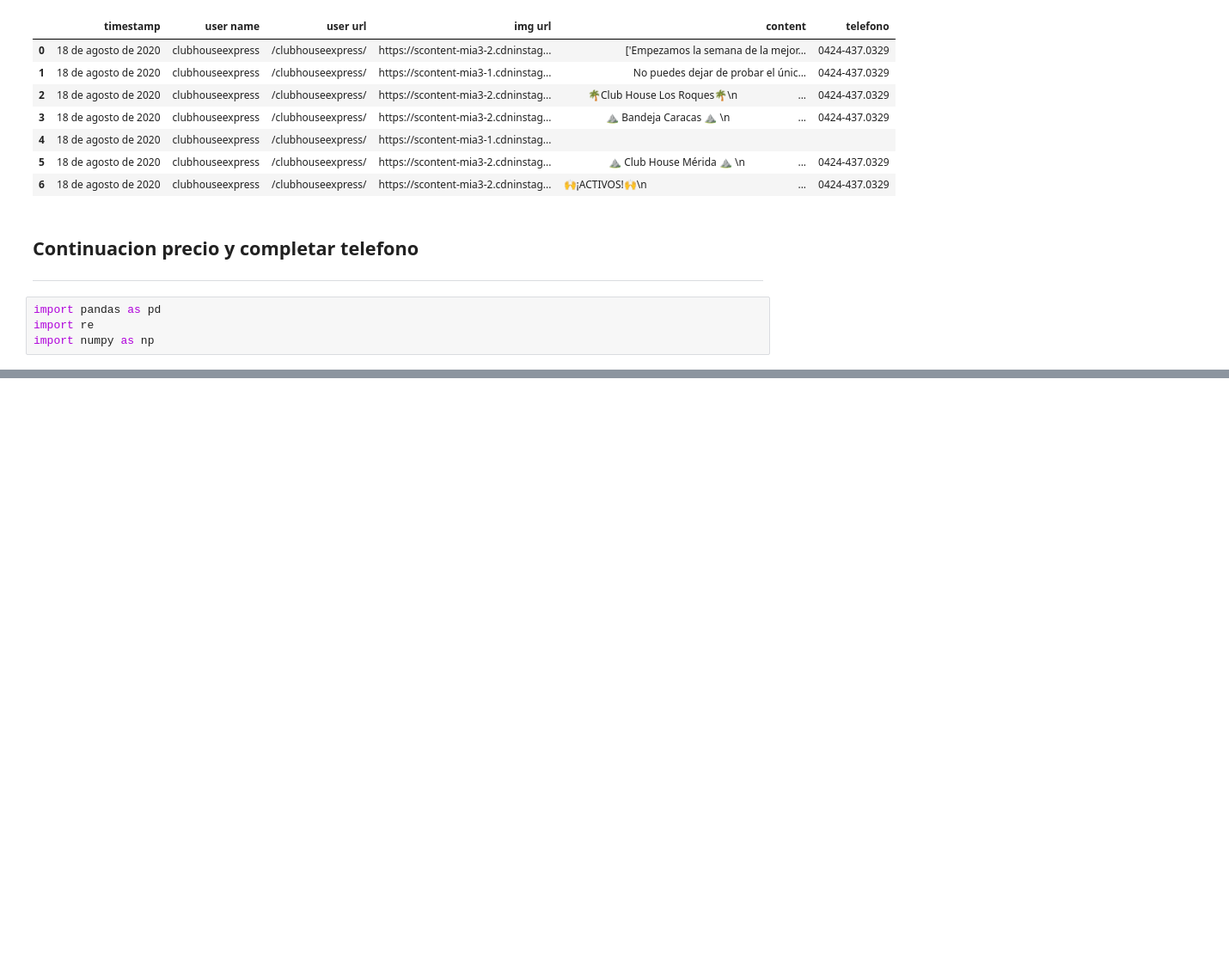
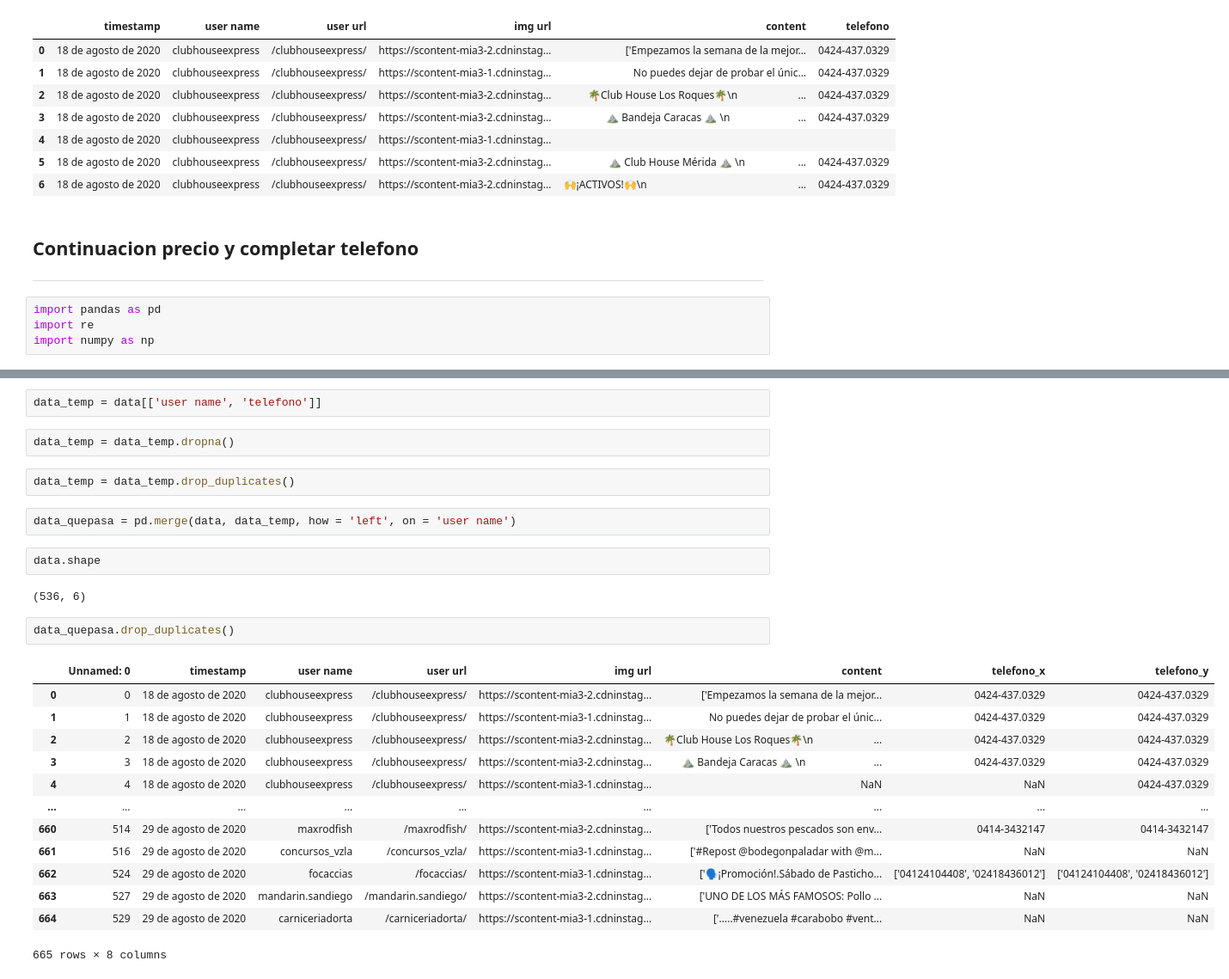
Before and after one commit to JuanVentrone/Telegram_bot_offereat, a Jupyter notebook: pruebas_filtro.ipynb, the cells around one changed output, grey strips where cells are left out. Shown: that part at 86% size. Saved outputs shown, nothing was run; the diff lists cells and outputs as text; blank space fills up the shorter version.

```diff
--- a/pruebas_filtro.ipynb
+++ b/pruebas_filtro.ipynb
@@ -469,0 +482,28 @@ datos = data.copy(deep=True)
+# %%
+data_temp = data[['user name', 'telefono']]
+# %%
+data_temp = data_temp.dropna()
+# %%
+data_temp = data_temp.drop_duplicates()
+# %%
+data_quepasa = pd.merge(data, data_temp, how = 'left', on = 'user name')
+# %%
+data.shape
+# %% [output]
+(536, 6)
+# %%
+data_quepasa.drop_duplicates()
+# %% [output]
+|  | Unnamed: 0 | timestamp | user name | user url | img url | content | telefono_x | telefono_y |
+| 0 | 0 | 18 de agosto de 2020 | clubhouseexpress | /clubhouseexpress/ | https://scontent-mia3-2.cdninstag... | ['Empezamos la semana de la mejor... | 0424-437.0329 | 0424-437.0329 |
+| 1 | 1 | 18 de agosto de 2020 | clubhouseexpress | /clubhouseexpress/ | https://scontent-mia3-1.cdninstag... | No puedes dejar de probar el únic... | 0424-437.0329 | 0424-437.0329 |
+| 2 | 2 | 18 de agosto de 2020 | clubhouseexpress | /clubhouseexpress/ | https://scontent-mia3-2.cdninstag... | 🌴Club House Los Roques🌴\n⠀⠀⠀⠀⠀⠀⠀⠀... | 0424-437.0329 | 0424-437.0329 |
+| 3 | 3 | 18 de agosto de 2020 | clubhouseexpress | /clubhouseexpress/ | https://scontent-mia3-2.cdninstag... | ⛰️ Bandeja Caracas ⛰️ \n⠀⠀⠀⠀⠀⠀⠀⠀⠀... | 0424-437.0329 | 0424-437.0329 |
+| 4 | 4 | 18 de agosto de 2020 | clubhouseexpress | /clubhouseexpress/ | https://scontent-mia3-1.cdninstag... | NaN | NaN | 0424-437.0329 |
+| ... | ... | ... | ... | ... | ... | ... | ... | ... |
+| 660 | 514 | 29 de agosto de 2020 | maxrodfish | /maxrodfish/ | https://scontent-mia3-2.cdninstag... | ['Todos nuestros pescados son env... | 0414-3432147 | 0414-3432147 |
+| 661 | 516 | 29 de agosto de 2020 | concursos_vzla | /concursos_vzla/ | https://scontent-mia3-1.cdninstag... | ['#Repost @bodegonpaladar with @m... | NaN | NaN |
+| 662 | 524 | 29 de agosto de 2020 | focaccias | /focaccias/ | https://scontent-mia3-1.cdninstag... | ['🗣¡Promoción!.Sábado de Pasticho... | ['04124104408', '02418436012'] | ['04124104408', '02418436012'] |
+| 663 | 527 | 29 de agosto de 2020 | mandarin.sandiego | /mandarin.sandiego/ | https://scontent-mia3-2.cdninstag... | ['UNO DE LOS MÁS FAMOSOS: Pollo ... | NaN | NaN |
+| 664 | 529 | 29 de agosto de 2020 | carniceriadorta | /carniceriadorta/ | https://scontent-mia3-1.cdninstag... | ['.....#venezuela #carabobo #vent... | NaN | NaN |
+665 rows × 8 columns
```
Also changed, not shown: parts of 82 cells of this notebook, 2 other files.
